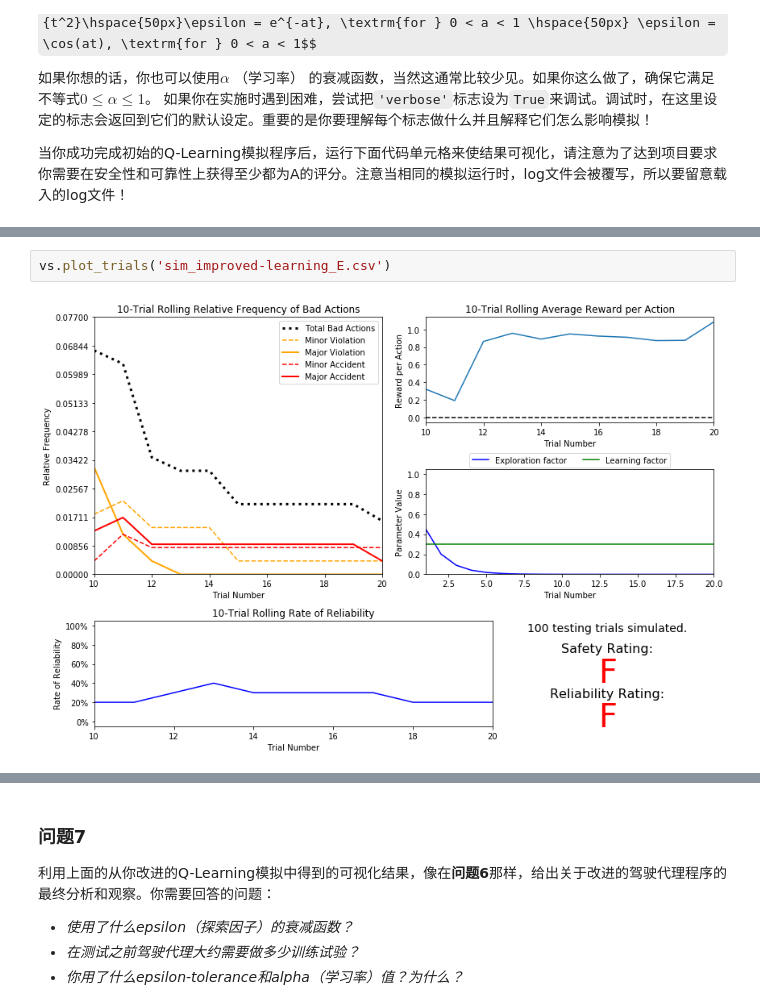
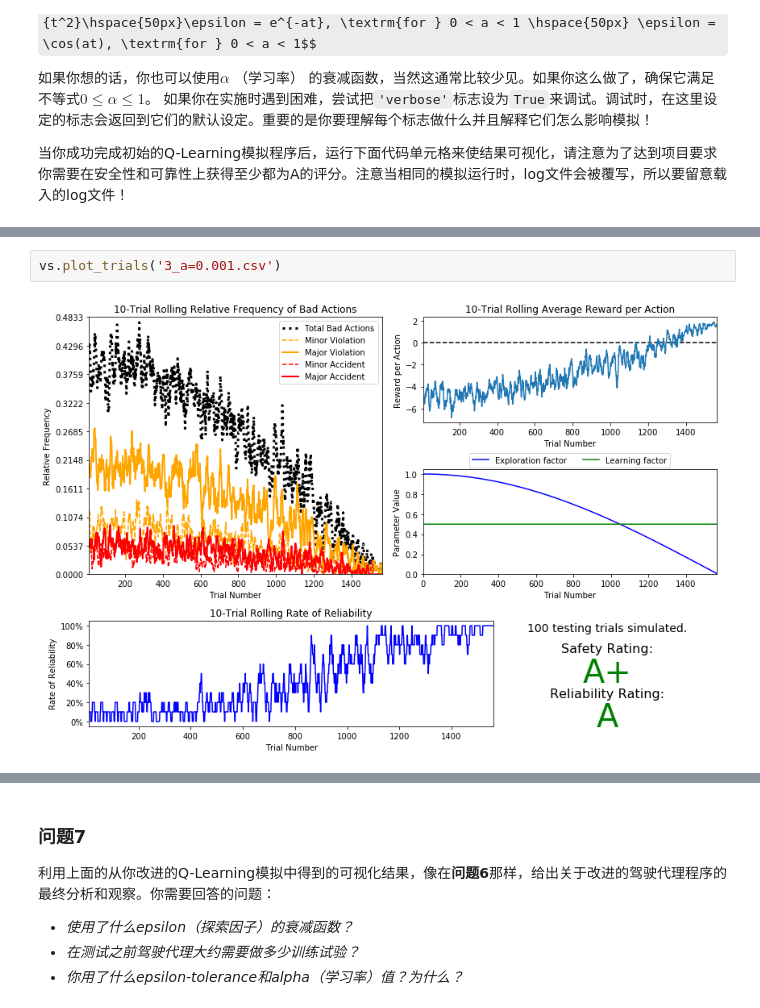
Before and after one commit to aesne/smartcab, a Jupyter notebook: smartcab.ipynb, the cells around one changed output, grey strips where cells are left out. Cells and saved outputs as stored; diff of their text form; some formulas as TeX source.

```diff
--- a/smartcab.ipynb
+++ b/smartcab.ipynb
@@ -261,4 +283,4 @@ vs.plot_trials('sim_improved-learning_Power.csv')
 # %%
-vs.plot_trials('sim_improved-learning_E.csv')
+vs.plot_trials('3_a=0.001.csv')
 # %% [output]
-[figure, old version]
+[figure, new version]
```
Also changed, not shown: parts of 19 cells of this notebook, 20 other files.
